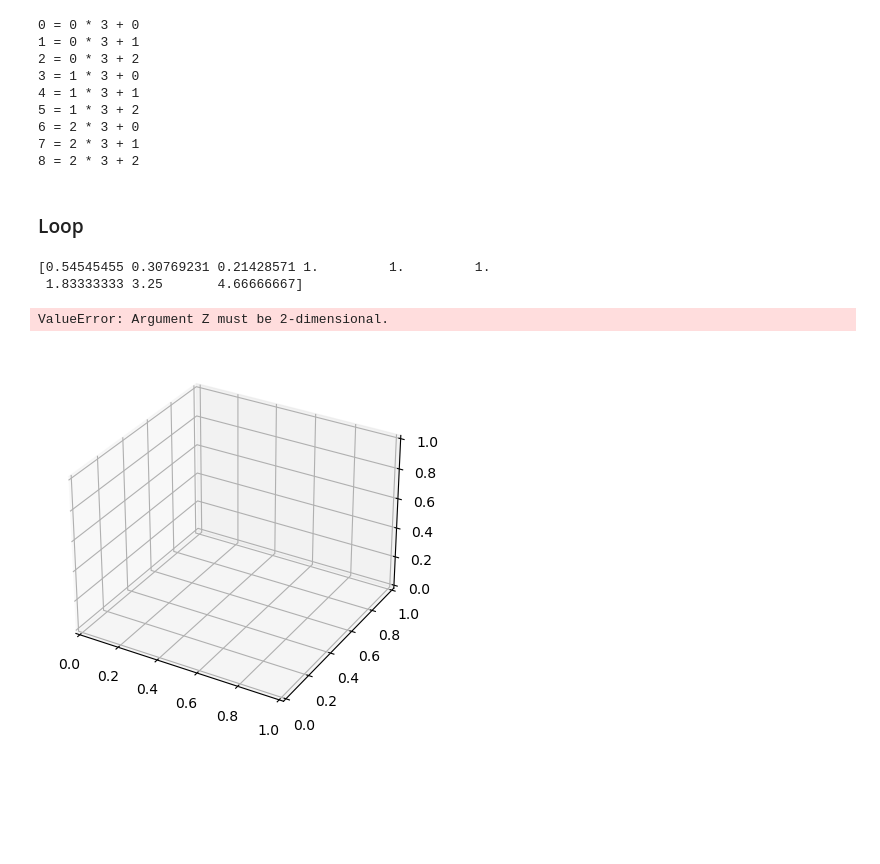
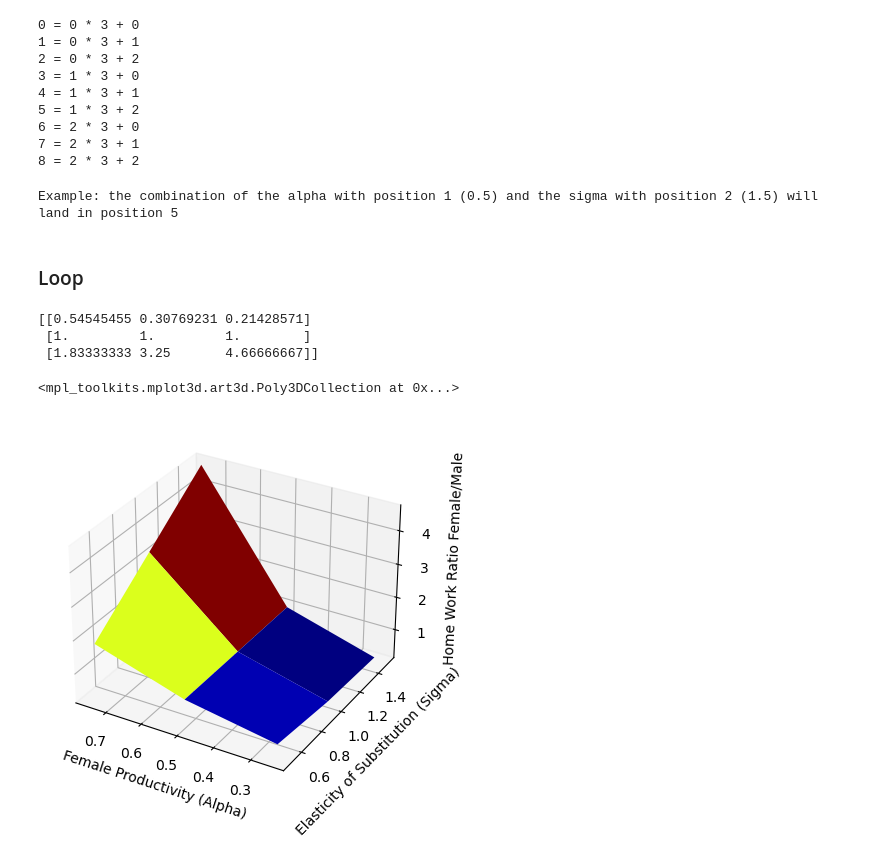
Before and after one commit to biguntitled/Intro_Num, a Jupyter notebook: Lukas.ipynb, the cells around one changed output. Drawn from its saved outputs; the diff is of its cells as text; code cells hidden in the pictures; blank space fills up the shorter version.

```diff
--- a/Lukas.ipynb
+++ b/Lukas.ipynb
@@ -55,6 +61,10 @@ for i, val1 in enumerate(alphas):
 6 = 2 * 3 + 0
 7 = 2 * 3 + 1
 8 = 2 * 3 + 2
+# %%
+print('Example: the combination of the alpha with position 1 (0.5) and the sigma with position 2 (1.5) will land in position', 1* len(sigmas) + 2  )
+# %% [output]
+Example: the combination of the alpha with position 1 (0.5) and the sigma with position 2 (1.5) will land in position 5
 # %% [markdown]
 ### Loop
 # %%
@@ -63,21 +73,26 @@ for i, val1 in enumerate(alphas):
     for j, val2 in enumerate(sigmas):
         a.par.sigma = val2 #Set parameter of inner loop
         index = i * len(sigmas) + j
-        HM[index] = a.solve_discrete().HM
+        HM[index] = a.solve_discrete().HM #Solve and extract hours worked at home
         HF[index] = a.solve_discrete().HF
 
-Home_ratios = HF/HM
+Home_ratios = (HF/HM).reshape((3,3))
 print(Home_ratios)
 # %% [output]
-[0.54545455 0.30769231 0.21428571 1.         1.         1.
- 1.83333333 3.25       4.66666667]
+[[0.54545455 0.30769231 0.21428571]
+ [1.         1.         1.        ]
+ [1.83333333 3.25       4.66666667]]
-# %%
-
-
-# write your code here
-fig = plt.figure()
-ax = fig.add_subplot(1,1,1,projection='3d')
-ax.plot_surface(alphas,sigmas,Home_ratios,cmap=cm.jet)
-# %% [output]
-ValueError: Argument Z must be 2-dimensional.
-[figure, removed]
+# %%
+
+alphas_grid, sigmas_grid = np.meshgrid(alphas,sigmas,indexing='ij') #Prepare 3d plot by repeating each value in the arrays sigmas and alphas
+fig = plt.figure()
+ax = fig.add_subplot(1,1,1,projection='3d')
+#ax.set_xlabel('Alphas')
+ax.set_xlabel(xlabel= 'Female Productivity (Alpha)')
+ax.set_ylabel('Elasticity of Substitution (Sigma)')
+ax.set_zlabel('        Home Work Ratio Female/Male')
+ax.invert_xaxis() #So Origo is in the front right corner
+ax.plot_surface(alphas_grid,sigmas_grid,Home_ratios,cmap=cm.jet)
+# %% [output]
+<mpl_toolkits.mplot3d.art3d.Poly3DCollection at 0x...>
+[figure, added]
```
Also changed, not shown: parts of 10 cells of this notebook, 1 other file.
